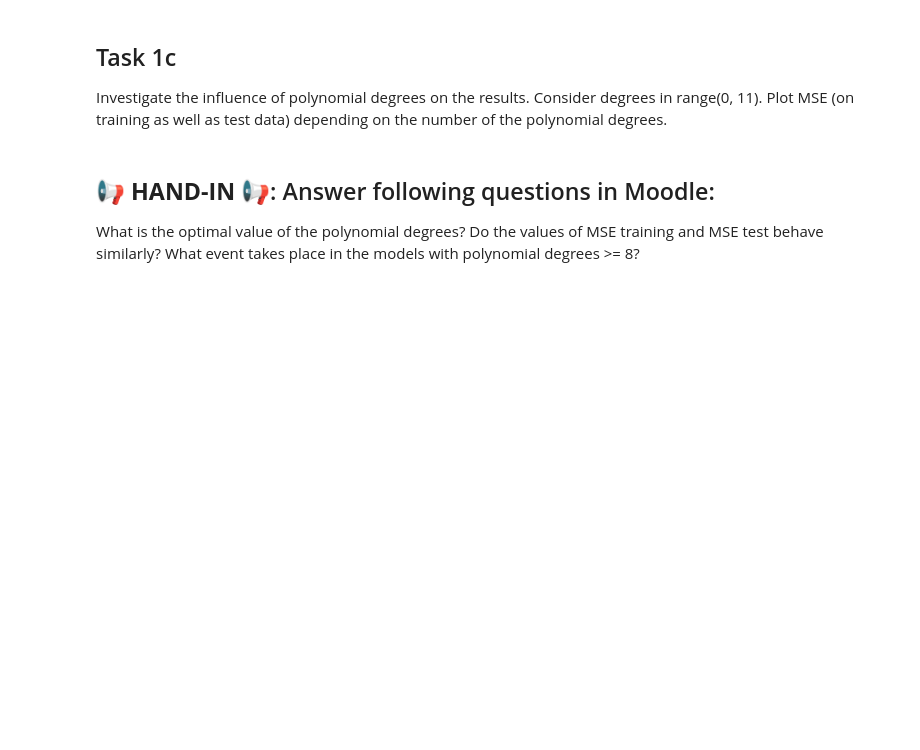
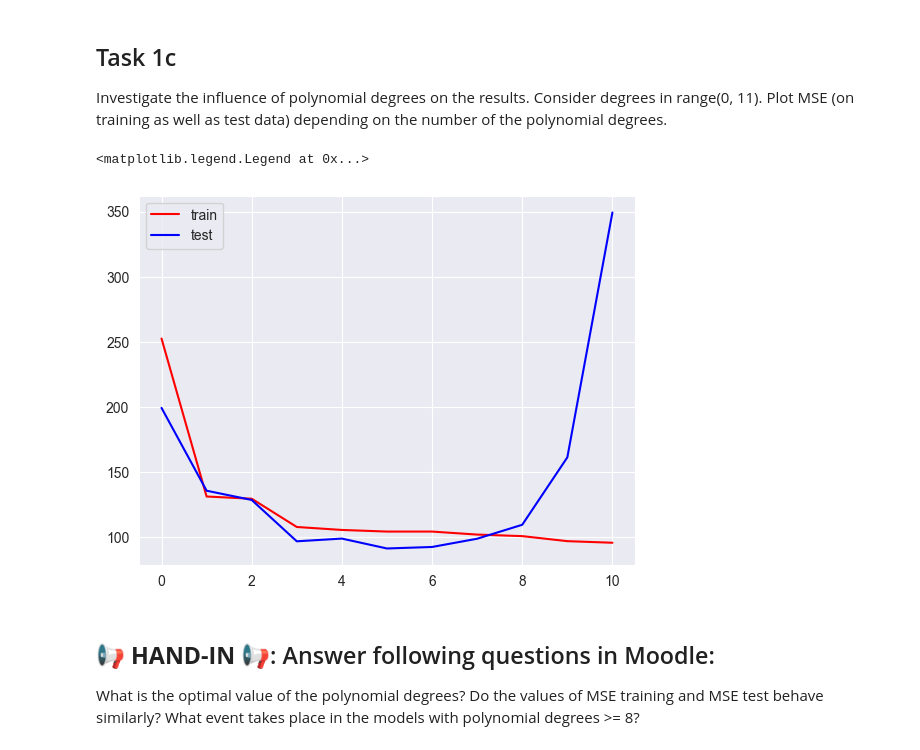
Before and after one commit to tumxo/mldm_hs22, a Jupyter notebook: labs/L04_Polynomial_and_Logistic_Regression_LAB_ASSIGNMENT.ipynb, the cells around one changed output. Saved outputs shown, nothing was run; the diff lists cells and outputs as text; code cells hidden in the pictures; blank space fills up the shorter version.

```diff
--- a/labs/L04_Polynomial_and_Logistic_Regression_LAB_ASSIGNMENT.ipynb
+++ b/labs/L04_Polynomial_and_Logistic_Regression_LAB_ASSIGNMENT.ipynb
@@ -75,3 +118,25 @@ Investigate the influence of polynomial degrees on the results. Consider degrees
+# %%
+degrees = np.arange(0, 11)
+result_train = []
+result_test = []
+for degree in degrees:
+    pf_train = PolynomialFeatures(degree).fit_transform(X_train)
+    pf_test = PolynomialFeatures(degree).fit_transform(X_test)
+
+    lr = LinearRegression().fit(pf_train, y_train)
+
+    mse_train_poly = mean_squared_error(y_train, lr.predict(pf_train))
+    mse_test_poly = mean_squared_error(y_test, lr.predict(pf_test))
+
+    result_train.append(mse_train_poly)
+    result_test.append(mse_test_poly)
+
+plt.plot(degrees, result_train, color='red', label='train')
+plt.plot(degrees, result_test, color='blue', label='test')
+plt.legend()
+# %% [output]
+<matplotlib.legend.Legend at 0x...>
+[figure, added]
 # %% [markdown]
 ## 📢 **HAND-IN** 📢: Answer following questions in Moodle:
 
```
Also changed, not shown: parts of 35 cells of this notebook, 1 other file.
